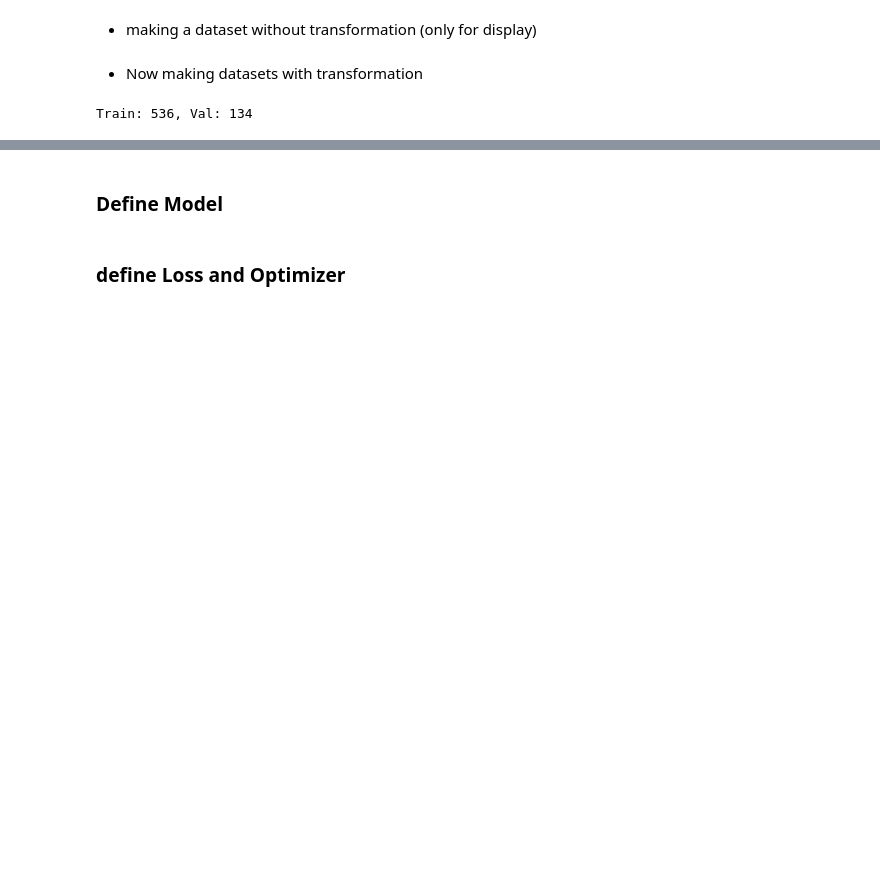
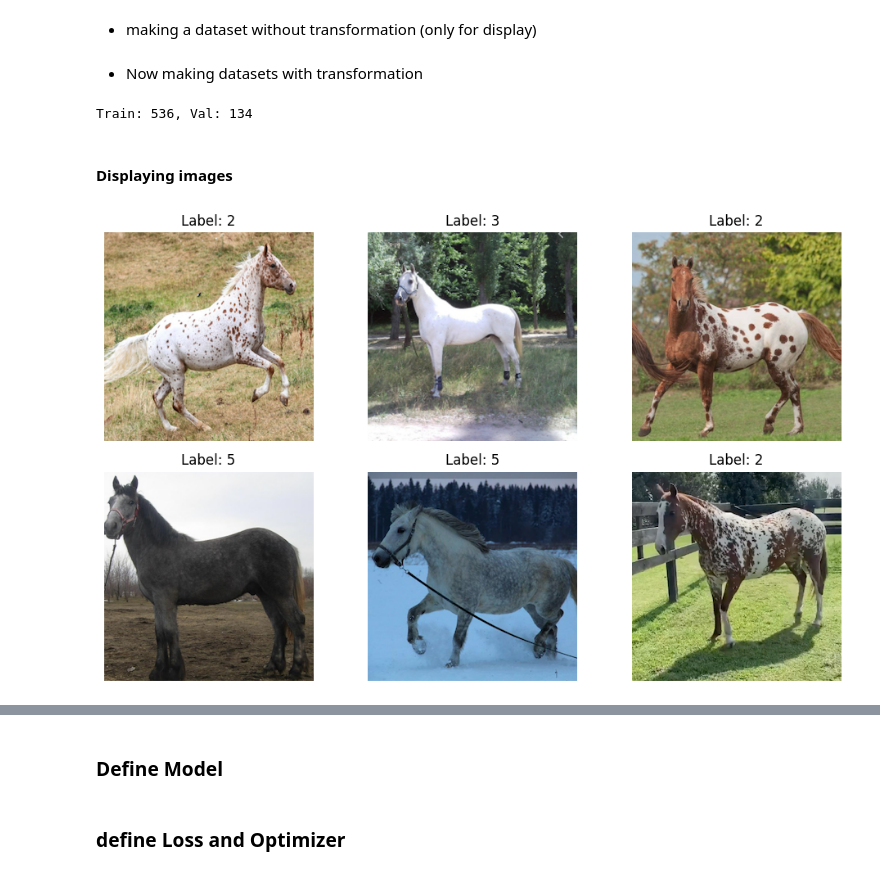
Before and after one commit to devMrym/ai-pros-v1-2025, a Jupyter notebook: W4_DL/W4D3-horses/horses-notebook copy.ipynb, the cells around one changed output, grey strips where cells are left out. Saved outputs shown, nothing was run; the diff lists cells and outputs as text; code cells hidden in the pictures; blank space fills up the shorter version.

Commit message:
Display images for W4-Assignment-horse

```diff
--- a/W4_DL/W4D3-horses/horses-notebook copy.ipynb
+++ b/W4_DL/W4D3-horses/horses-notebook copy.ipynb
@@ -114,3 +114,21 @@ val_dataset = HorseDataset(val_paths, val_labels, transform=transform_image)
 print(f"Train: {len(train_dataset)}, Val: {len(val_dataset)}")
 # %% [output]
 Train: 536, Val: 134
+# %% [markdown]
+#### Displaying images
+# %%
+import matplotlib.pyplot as plt
+
+plt.figure(figsize=(10, 6))
+
+for i in range(6):
+    img, label = train_original[i]
+    plt.subplot(2, 3, i + 1)
+    plt.imshow(img)
+    plt.title(f"Label: {label}")
+    plt.axis("off")
+
+plt.tight_layout()
+plt.show()
+# %% [output]
+[figure, added]
```
Also changed, not shown: parts of 1 cell of this notebook.
